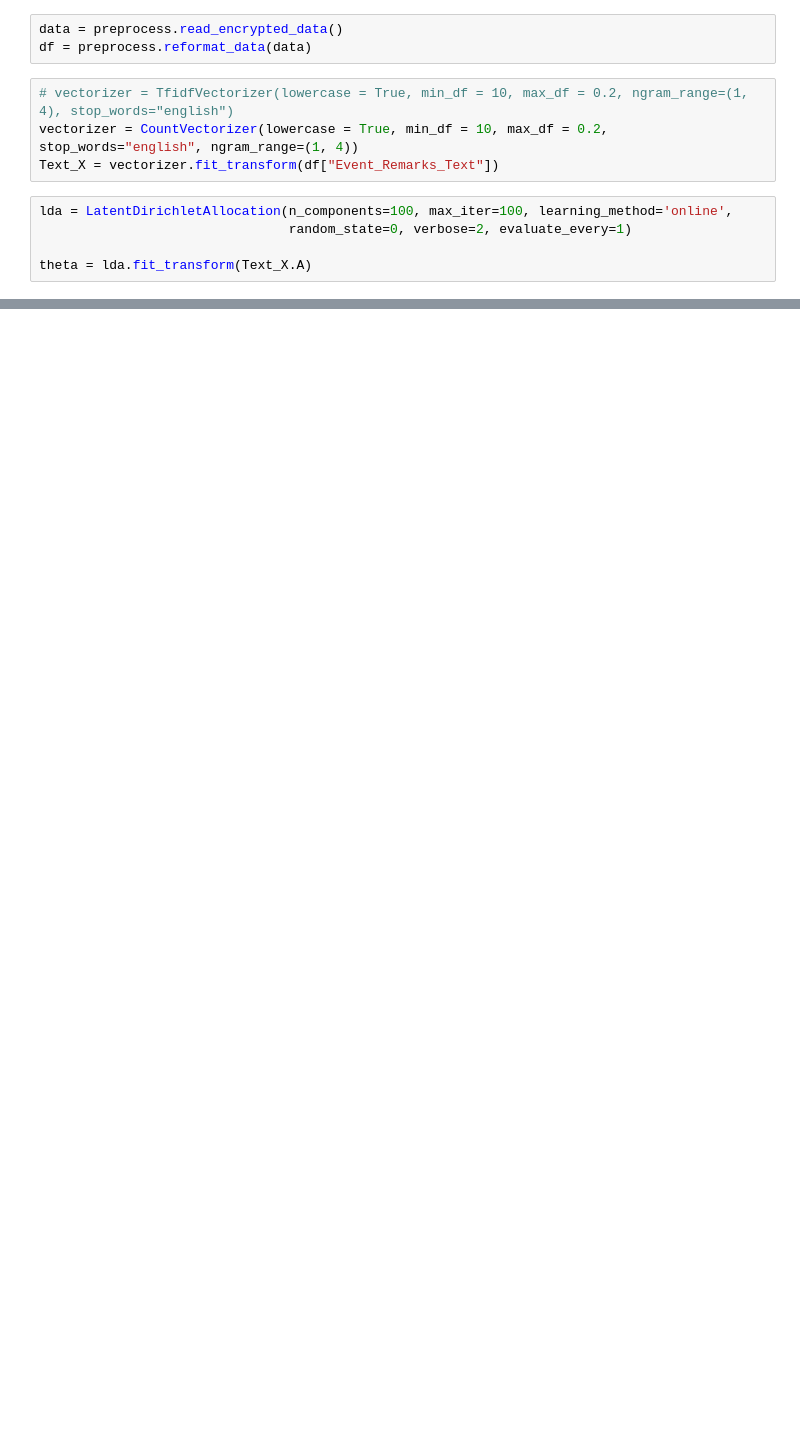
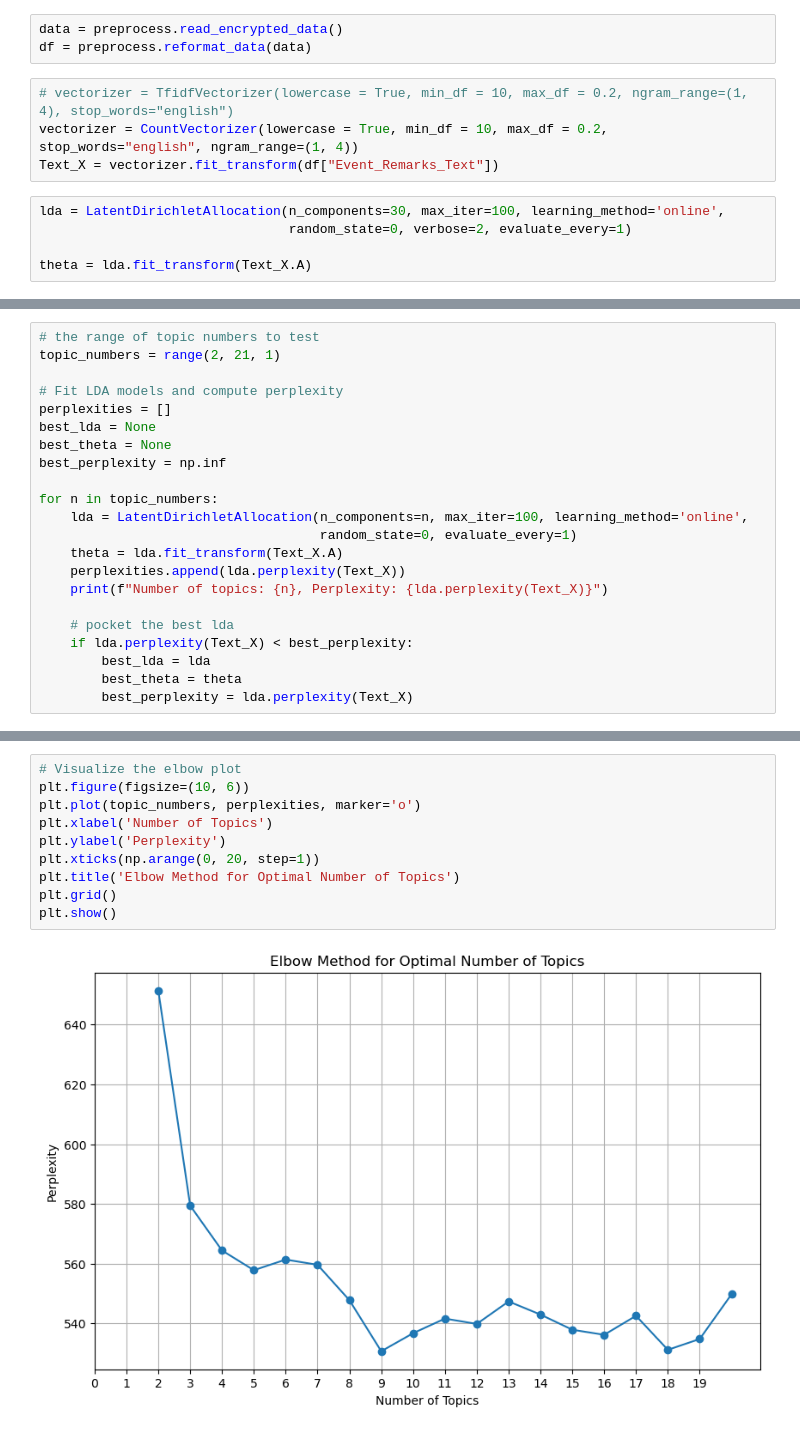
Before and after one commit to haydenchiu/miscellanous_911_calls, a Jupyter notebook: Baseline_LDA.ipynb, the cells around one changed output, grey strips where cells are left out. Saved outputs shown, nothing was run; the diff lists cells and outputs as text; blank space fills up the shorter version.

```diff
--- a/Baseline_LDA.ipynb
+++ b/Baseline_LDA.ipynb
@@ -14,7 +16,7 @@ df = preprocess.reformat_data(data)
 vectorizer = CountVectorizer(lowercase = True, min_df = 10, max_df = 0.2, stop_words="english", ngram_range=(1, 4))
 Text_X = vectorizer.fit_transform(df["Event_Remarks_Text"])
 # %%
-lda = LatentDirichletAllocation(n_components=100, max_iter=100, learning_method='online',
+lda = LatentDirichletAllocation(n_components=30, max_iter=100, learning_method='online',
                                 random_state=0, verbose=2, evaluate_every=1)
 
 theta = lda.fit_transform(Text_X.A)
@@ -66,0 +71,22 @@ psuedo count: 10.474588687031368
+# %%
+# the range of topic numbers to test
+topic_numbers = range(2, 21, 1)
+
+# Fit LDA models and compute perplexity
+perplexities = []
+best_lda = None
+best_theta = None
+best_perplexity = np.inf
+
+for n in topic_numbers:
+    lda = LatentDirichletAllocation(n_components=n, max_iter=100, learning_method='online',
+                                    random_state=0, evaluate_every=1)
+    theta = lda.fit_transform(Text_X.A)
+    perplexities.append(lda.perplexity(Text_X))
+    print(f"Number of topics: {n}, Perplexity: {lda.perplexity(Text_X)}")
+
+    # pocket the best lda
+    if lda.perplexity(Text_X) < best_perplexity:
+        best_lda = lda
+        best_theta = theta
+        best_perplexity = lda.perplexity(Text_X)
@@ -66,0 +113,12 @@ psuedo count: 10.474588687031368
+# %%
+# Visualize the elbow plot
+plt.figure(figsize=(10, 6))
+plt.plot(topic_numbers, perplexities, marker='o')
+plt.xlabel('Number of Topics')
+plt.ylabel('Perplexity')
+plt.xticks(np.arange(0, 20, step=1))
+plt.title('Elbow Method for Optimal Number of Topics')
+plt.grid()
+plt.show()
+# %% [output]
+[figure, added]
```
Also changed, not shown: parts of 14 cells of this notebook, 1 other file.
